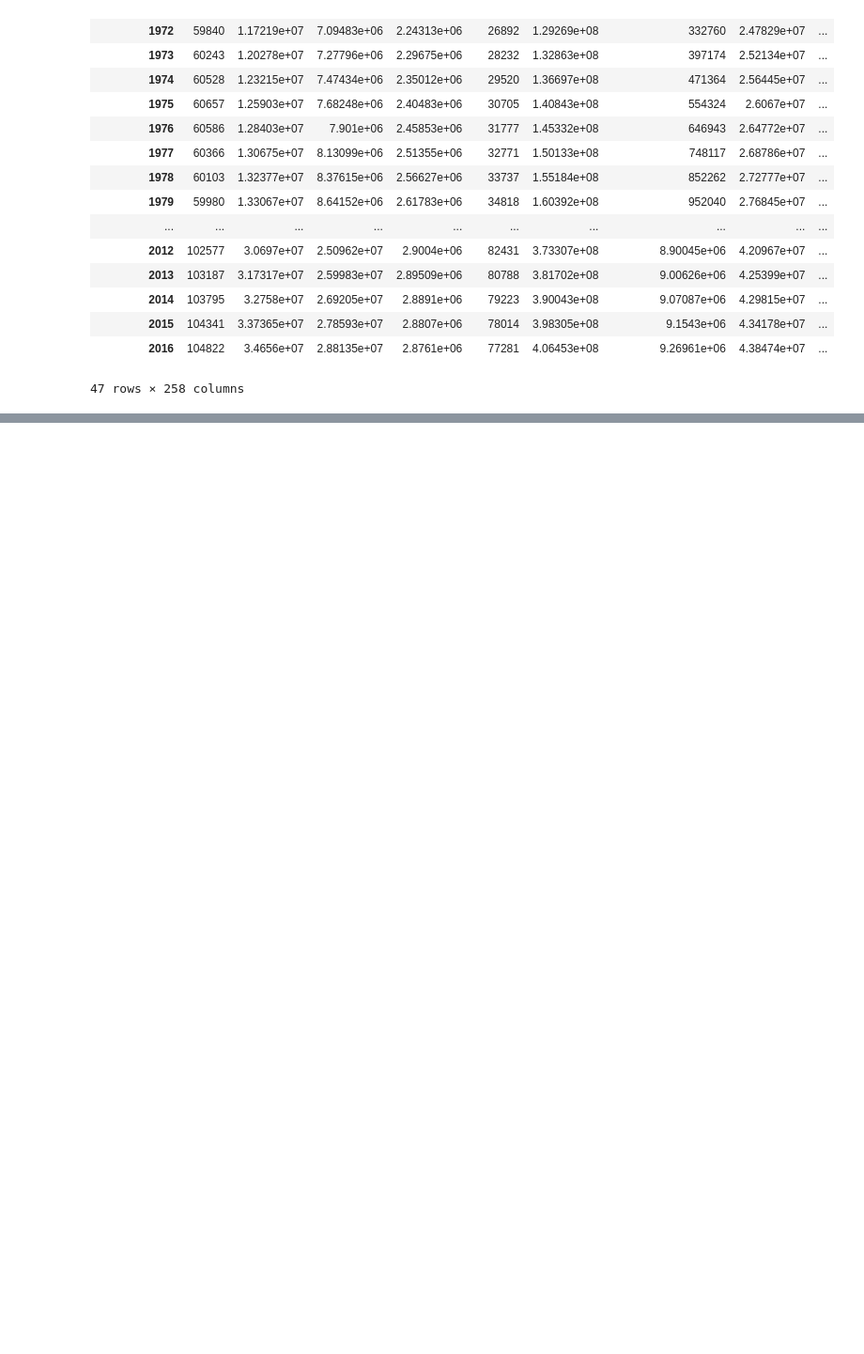
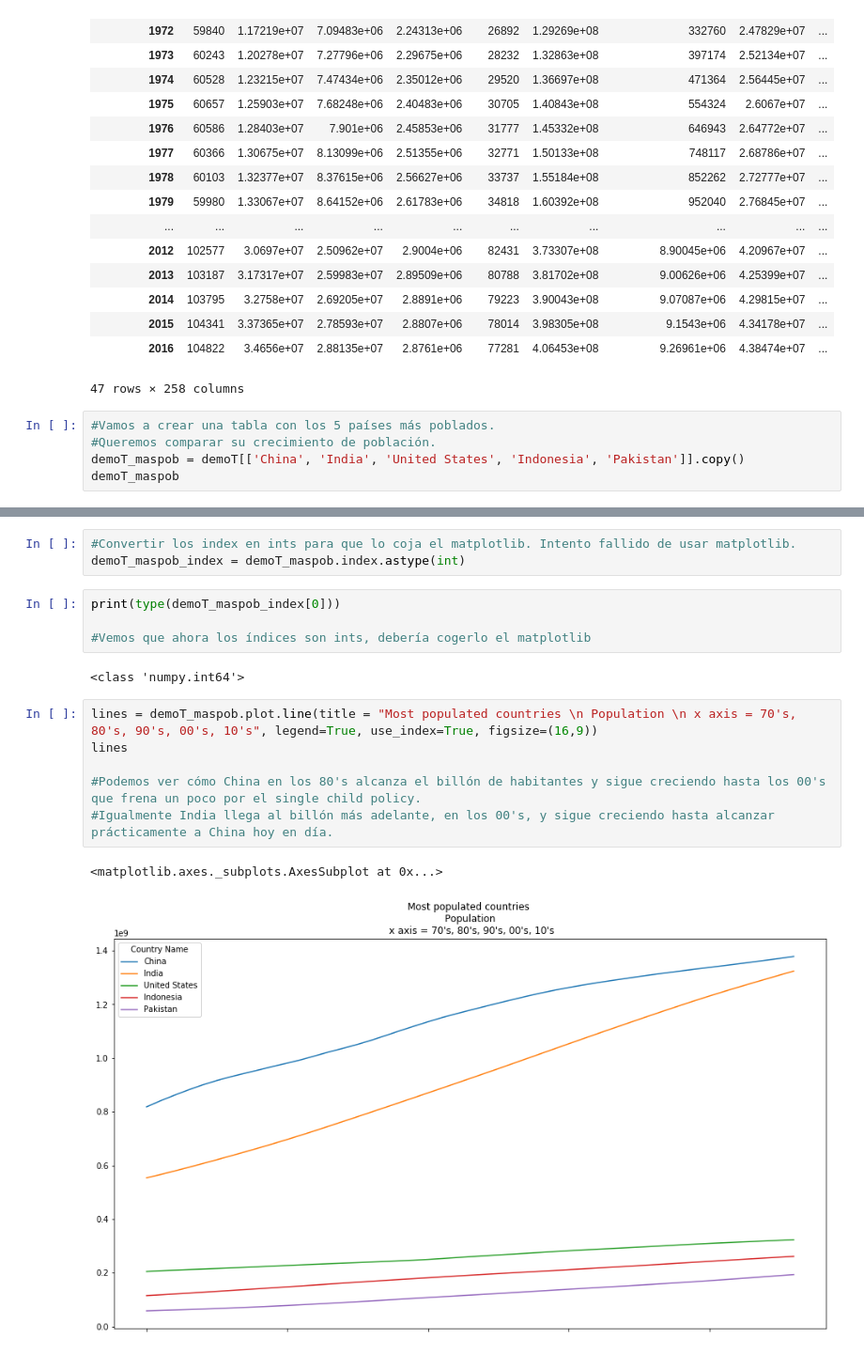
Before and after one commit to LiviaCanet/datamad0119, a Jupyter notebook: module-1/pipelines-project/your-code/demo_wrangling.ipynb, the cells around one changed output, grey strips where cells are left out. Shown at 94% size. Cells and saved outputs as stored; diff of their text form; blank space fills up the shorter version.

```diff
--- a/module-1/pipelines-project/your-code/demo_wrangling.ipynb
+++ b/module-1/pipelines-project/your-code/demo_wrangling.ipynb
@@ -193,3 +193,8 @@ demoT
 | 2015 | 104341 | 3.37365e+07 | 2.78593e+07 | 2.8807e+06 | 78014 | 3.98305e+08 | 9.1543e+06 | 4.34178e+07 | ... |
 | 2016 | 104822 | 3.4656e+07 | 2.88135e+07 | 2.8761e+06 | 77281 | 4.06453e+08 | 9.26961e+06 | 4.38474e+07 | ... |
 47 rows × 258 columns
+# %%
+#Vamos a crear una tabla con los 5 países más poblados.
+#Queremos comparar su crecimiento de población.
+demoT_maspob = demoT[['China', 'India', 'United States', 'Indonesia', 'Pakistan']].copy()
+demoT_maspob
@@ -195,0 +219,18 @@ demoT
+# %%
+#Convertir los index en ints para que lo coja el matplotlib. Intento fallido de usar matplotlib.
+demoT_maspob_index = demoT_maspob.index.astype(int)
+# %%
+print(type(demoT_maspob_index[0]))
+
+#Vemos que ahora los índices son ints, debería cogerlo el matplotlib
+# %% [output]
+<class 'numpy.int64'>
+# %%
+lines = demoT_maspob.plot.line(title = "Most populated countries \n Population \n x axis = 70's, 80's, 90's, 00's, 10's", legend=True, use_index=True, figsize=(16,9))
+lines
+
+#Podemos ver cómo China en los 80's alcanza el billón de habitantes y sigue creciendo hasta los 00's que frena un poco por el single child policy.
+#Igualmente India llega al billón más adelante, en los 00's, y sigue creciendo hasta alcanzar prácticamente a China hoy en día.
+# %% [output]
+<matplotlib.axes._subplots.AxesSubplot at 0x...>
+[figure, added]
```
Also changed, not shown: parts of 15 cells of this notebook.
